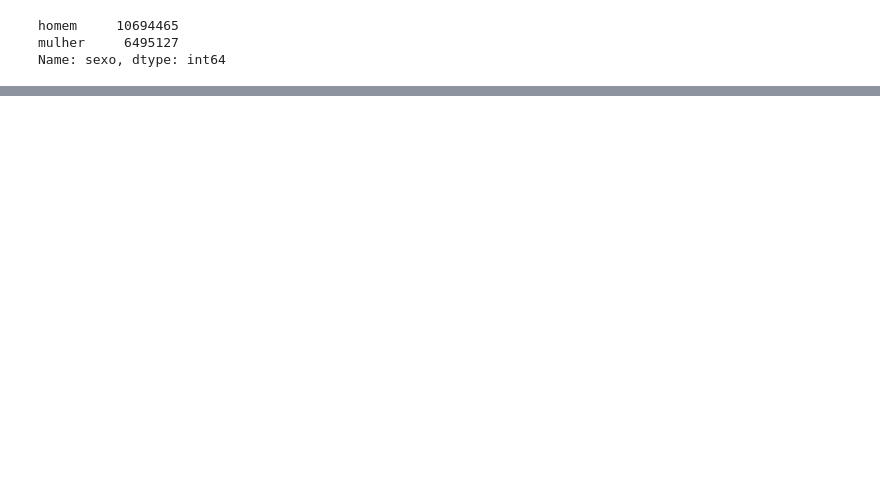
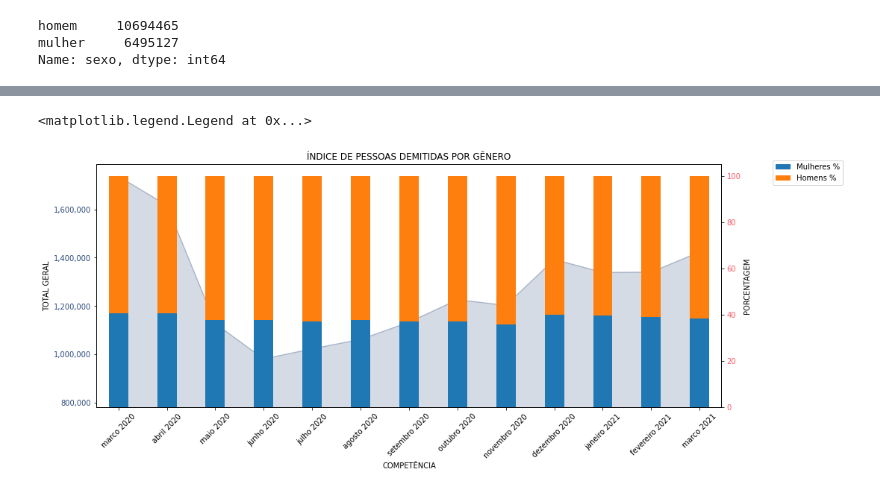
Before and after one commit to wesleyvs/estatistica-trabalho-bdne, a Jupyter notebook: 3_admissao_e_demissao_pandemia.ipynb, the cells around one changed output, grey strips where cells are left out. Drawn from its saved outputs; the diff is of its cells as text; code cells hidden in the pictures; blank space fills up the shorter version.

```diff
--- a/3_admissao_e_demissao_pandemia.ipynb
+++ b/3_admissao_e_demissao_pandemia.ipynb
@@ -88,0 +299,13 @@ Name: sexo, dtype: int64
+# %%
+demissoes_sexo = {
+    'Mulheres': demissoes_mulher,
+    'Homens': demissoes_homem,
+    'Total': total_demissoes_df
+    }
+demissoes_sexo_df = pd.DataFrame(demissoes_sexo, index = index_demissoes_df)
+# %%
+demissoes_sexo_df['Mulheres %'] = round(demissoes_sexo_df['Mulheres'] / demissoes_sexo_df['Total'] * 100,2)
+demissoes_sexo_df['Homens %'] = round(demissoes_sexo_df['Homens'] / demissoes_sexo_df['Total'] * 100,2)
+# %%
+# converte indice para string para pontuar no eixo y
+demissoes_sexo_df.index = demissoes_sexo_df.index.map(str)
@@ -88,0 +319,5 @@ Name: sexo, dtype: int64
+# %%
+demissoes_sexo_df['MesAno'] = demissoes_sexo_df.index.str.slice(start=-2)
+demissoes_sexo_df['MesAno'] = demissoes_sexo_df['MesAno'].apply(lambda x: mes[x]) + ' ' + demissoes_sexo_df.index.str.slice(start=0, stop=4)
+demissoes_sexo_df.index = demissoes_sexo_df['MesAno']
+demissoes_sexo_df
@@ -88,0 +340,40 @@ Name: sexo, dtype: int64
+# %%
+
+fig, ax1 = plt.subplots()
+#ax1
+ax1_color = '#2f4b7c'
+ax1.set_title('ÍNDICE DE PESSOAS DEMITIDAS POR GÊNERO NO PERIODO DA PANDEMIA')
+ax1 = demissoes_sexo_df[
+    'Total'].plot(kind='area', \
+                  alpha=0.2,\
+                  color=ax1_color, \
+                  figsize = (15,6), \
+                  ylim=[demissoes_sexo_df['Total'].min()-200000, demissoes_sexo_df['Total'].max()+50000],
+                  ylabel='TOTAL GERAL',
+                  xlabel='COMPETÊNCIA'
+                 )
+
+plt.xticks(rotation=45)
+ax1.tick_params(axis='y', labelcolor=ax1_color)
+ax1.ticklabel_format(axis='y',style='plain', )
+ax1.get_yaxis().set_major_formatter(
+mpl.ticker.FuncFormatter(
+    lambda x, p: format(int(x), ',')))
+
+#ax2
+ax2_color = '#f95d6a'
+ax2 = ax1.twinx()
+ax2.tick_params(axis='y', labelcolor=ax2_color)
+demissoes_sexo_df[
+    ['Mulheres %', 'Homens %']].plot.bar( \
+        width= 0.4, \
+        stacked=True,
+        ylabel='PORCENTAGEM',
+#          ylim=[0, 70],
+         ax=ax2).legend(
+    bbox_to_anchor=(1.2, .9), loc='lower right')
+
+# fig.tight_layout()  # otherwise the right y-label is slightly clipped
+# %% [output]
+<matplotlib.legend.Legend at 0x...>
+[figure, added]
```
Also changed, not shown: parts of 30 cells of this notebook.
